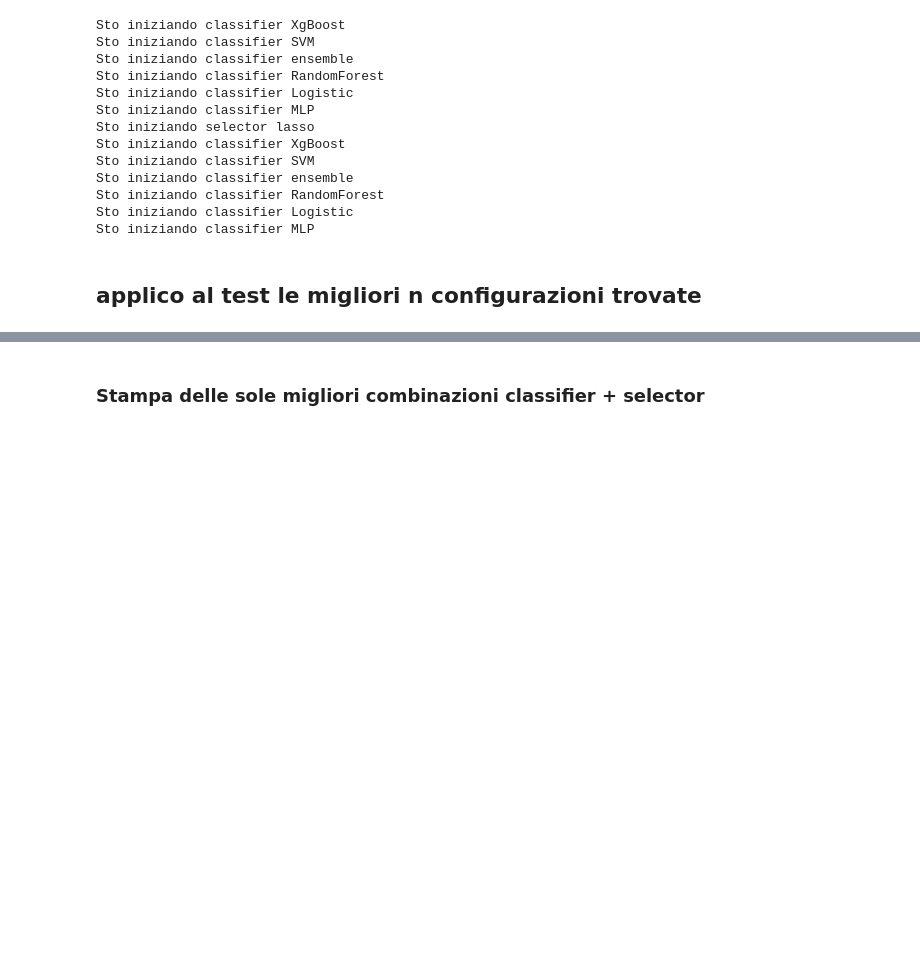
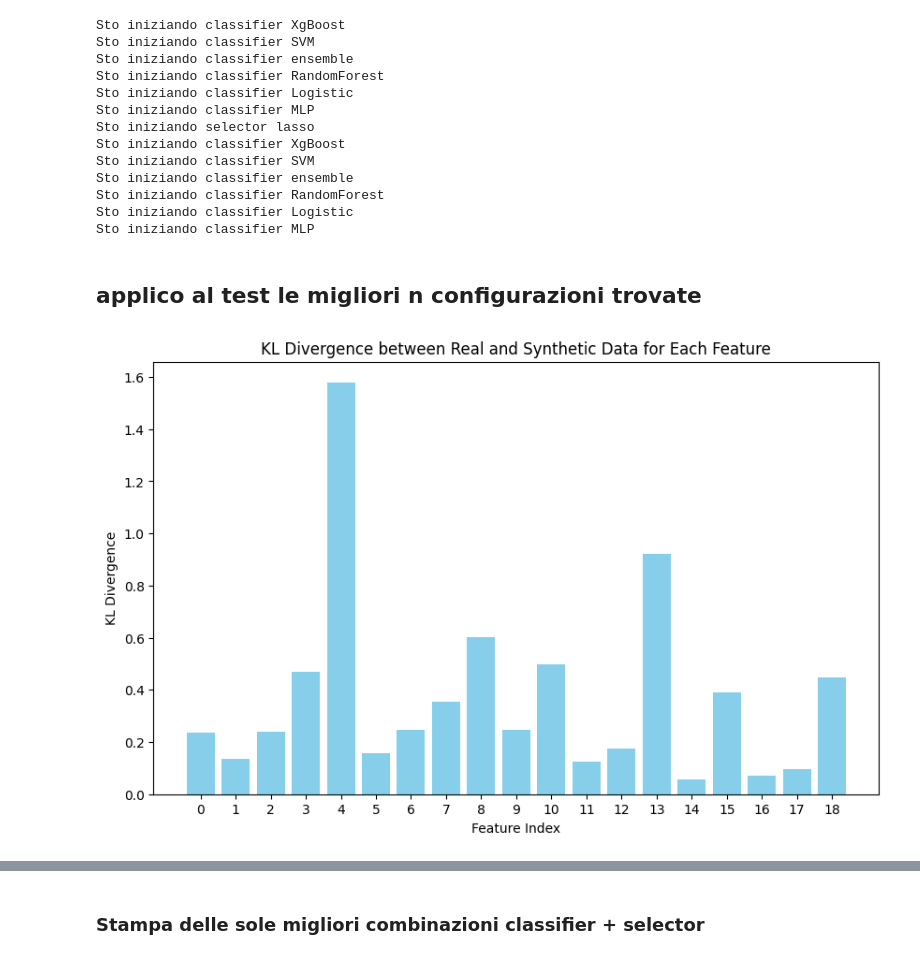
Before and after one commit to alessiamenozzi/ThesisPlaques, a Jupyter notebook: Classificatori/Classificatore3DEncoder.ipynb, the cells around one changed output, grey strips where cells are left out. Drawn from its saved outputs; the diff is of its cells as text; code cells hidden in the pictures; blank space fills up the shorter version.

```diff
--- a/Classificatori/Classificatore3DEncoder.ipynb
+++ b/Classificatori/Classificatore3DEncoder.ipynb
@@ -66,7 +66,9 @@ Patient Names:  [5, 12, 15, 16, 17, 19, 22, 23, 24, 25, 26, 27, 29, 30, 31, 33,
 # %%
 
 file_path = "../CSV/Features_VGG19.csv"
+file_path = "C:\\Users\\bsbar\\Desktop\\VGG19_NUOVO.csv"
 df = pd.read_csv(file_path, sep=',')
+
 
 
 df['Unnamed: 0'] = df['Unnamed: 0'].astype(int)
@@ -505,10 +501,10 @@ print(X_train_reduced.shape)
 
 ## RIDUZIONE DELLA DIMENSIONALITA CON PCA
 
-pca = PCA(n_components=9)  # Tengo 25 componenti
-#X_train_reduced = pca.fit_transform(X_train_reduced)
-#X_test_reduced = pca.transform(X_test_reduced)
-#print(sum(pca.explained_variance_ratio_))
+pca = PCA(n_components=30)  # Tengo 25 componenti
+X_train_reduced = pca.fit_transform(X_train_reduced)
+X_test_reduced = pca.transform(X_test_reduced)
+print(sum(pca.explained_variance_ratio_))
 
 print(X_train_reduced.shape)
 print(X_test_reduced.shape)
@@ -1023,6 +955,10 @@ Sto iniziando classifier Logistic
 Sto iniziando classifier MLP
 # %% [markdown]
 ## applico al test le migliori n configurazioni trovate
+# %%
+X_train_sint, y_train_sint = generate_synthetic_data_ctgan_with_kl(X_train_reduced, Y_train, 100)
+# %% [output]
+[figure, added]
 # %%
 n=30
 best_combinations = sorted_results_2[:n] ## mostrando le n migliori configurazioni
```
Also changed, not shown: parts of 7 cells of this notebook, 1 other file.
